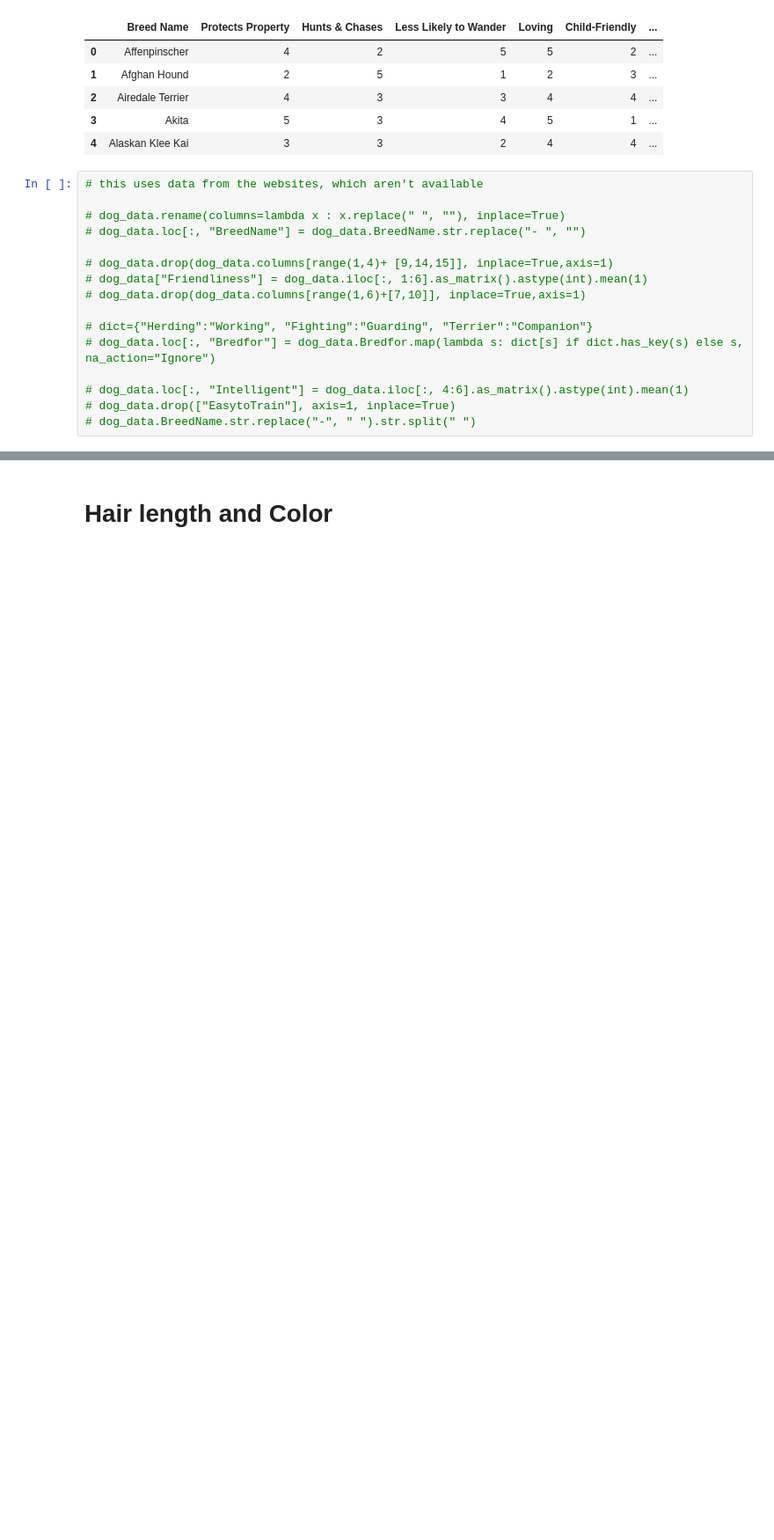
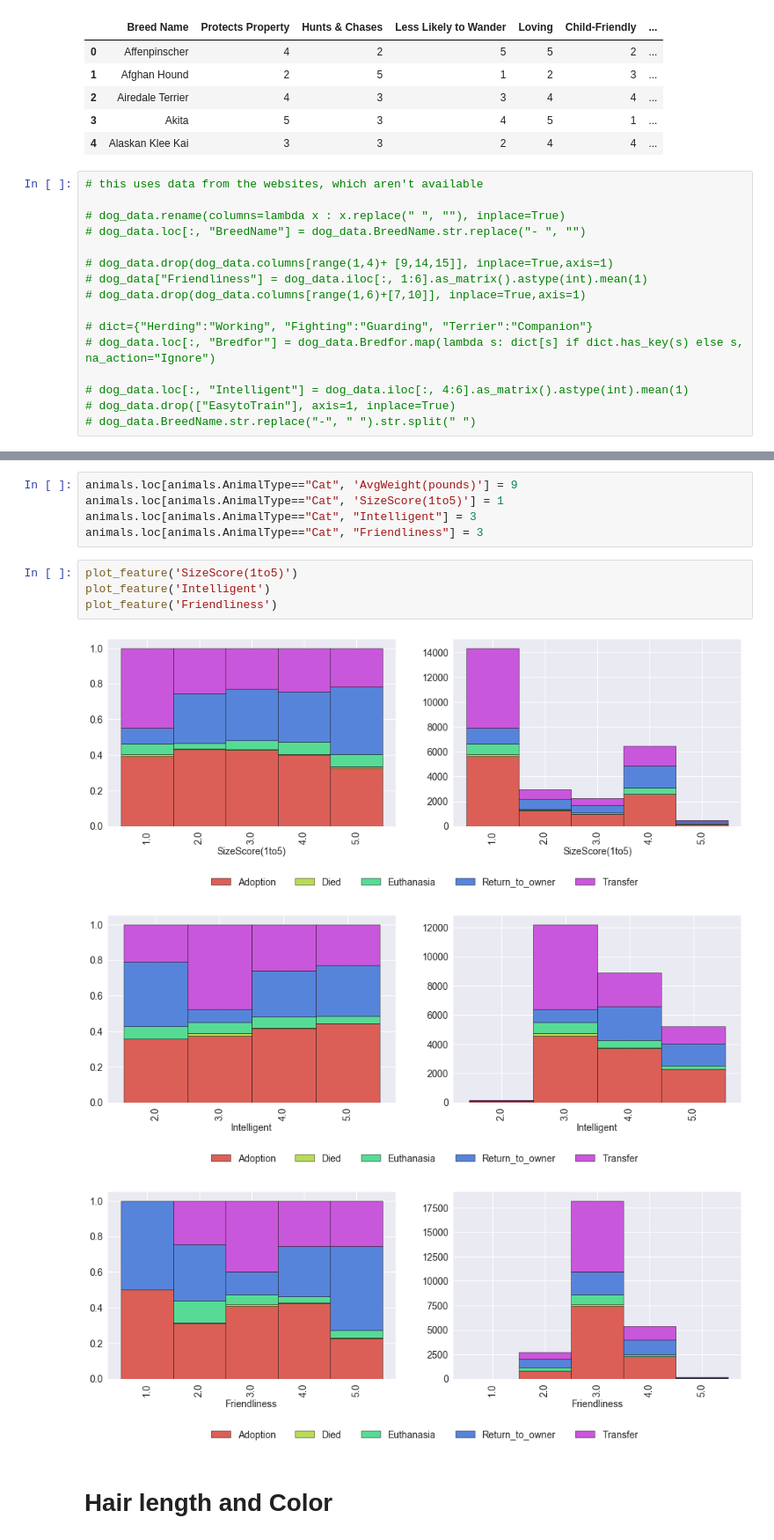
Before and after one commit to mspinelli/animal_shelter, a Jupyter notebook: DataExplore.ipynb, the cells around one changed output, grey strips where cells are left out. Shown: that part at 88% size. Saved outputs shown, nothing was run; the diff lists cells and outputs as text; blank space fills up the shorter version.

```diff
--- a/DataExplore.ipynb
+++ b/DataExplore.ipynb
@@ -503,3 +494,16 @@ animals['IsMix'] = animals["Breed"].map(lambda x: any([s in str(x) for s in ['Mi
+# %%
+animals.loc[animals.AnimalType=="Cat", 'AvgWeight(pounds)'] = 9
+animals.loc[animals.AnimalType=="Cat", 'SizeScore(1to5)'] = 1
+animals.loc[animals.AnimalType=="Cat", "Intelligent"] = 3
+animals.loc[animals.AnimalType=="Cat", "Friendliness"] = 3
+# %%
+plot_feature('SizeScore(1to5)')
+plot_feature('Intelligent')
+plot_feature('Friendliness')
+# %% [output]
+[figure, added]
+[figure, added]
+[figure, added]
 # %% [markdown]
 # Hair length and Color
 # %% [markdown]
```
Also changed, not shown: parts of 33 cells of this notebook.
